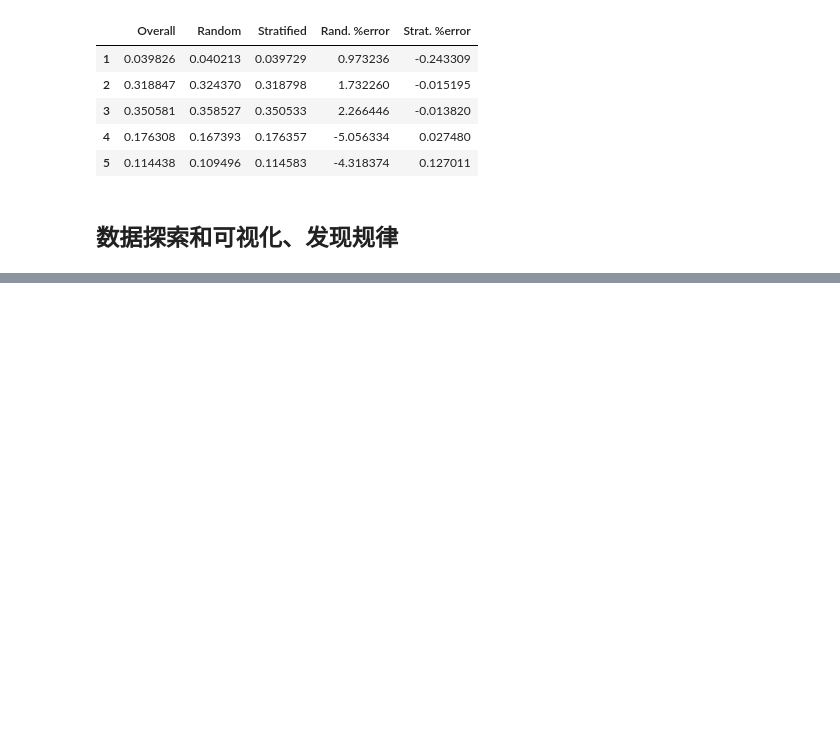
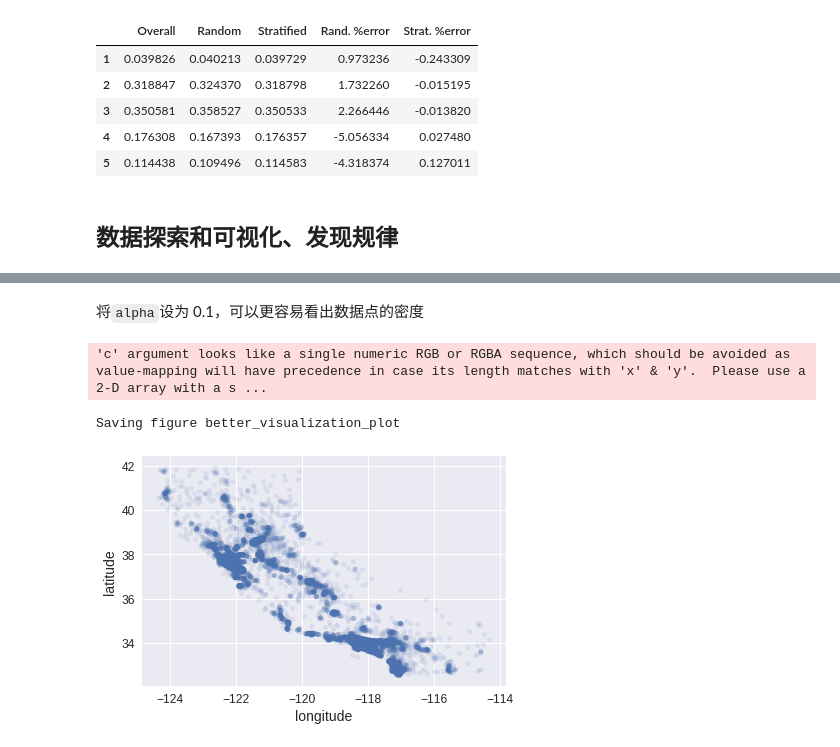
Before and after one commit to mopheiok/hands_on_sk_tf, a Jupyter notebook: 02_end_to_end_machine_learning_project.ipynb, the cells around one changed output, grey strips where cells are left out. Drawn from its saved outputs; the diff is of its cells as text; code cells hidden in the pictures; blank space fills up the shorter version.

```diff
--- a/02_end_to_end_machine_learning_project.ipynb
+++ b/02_end_to_end_machine_learning_project.ipynb
@@ -329,0 +339,10 @@ housing = strat_train_set.copy()
+# %% [markdown]
+将`alpha`设为 0.1，可以更容易看出数据点的密度
+# %%
+# 显示高密度区域的散点图
+housing.plot(kind="scatter", x="longitude", y="latitude", alpha=0.1)
+save_fig("better_visualization_plot")
+# %% [output]
+'c' argument looks like a single numeric RGB or RGBA sequence, which should be avoided as value-mapping will have precedence in case its length matches with 'x' & 'y'.  Please use a 2-D array with a s ...
+Saving figure better_visualization_plot
+[figure, added]
```
Also changed, not shown: parts of 14 cells of this notebook.
